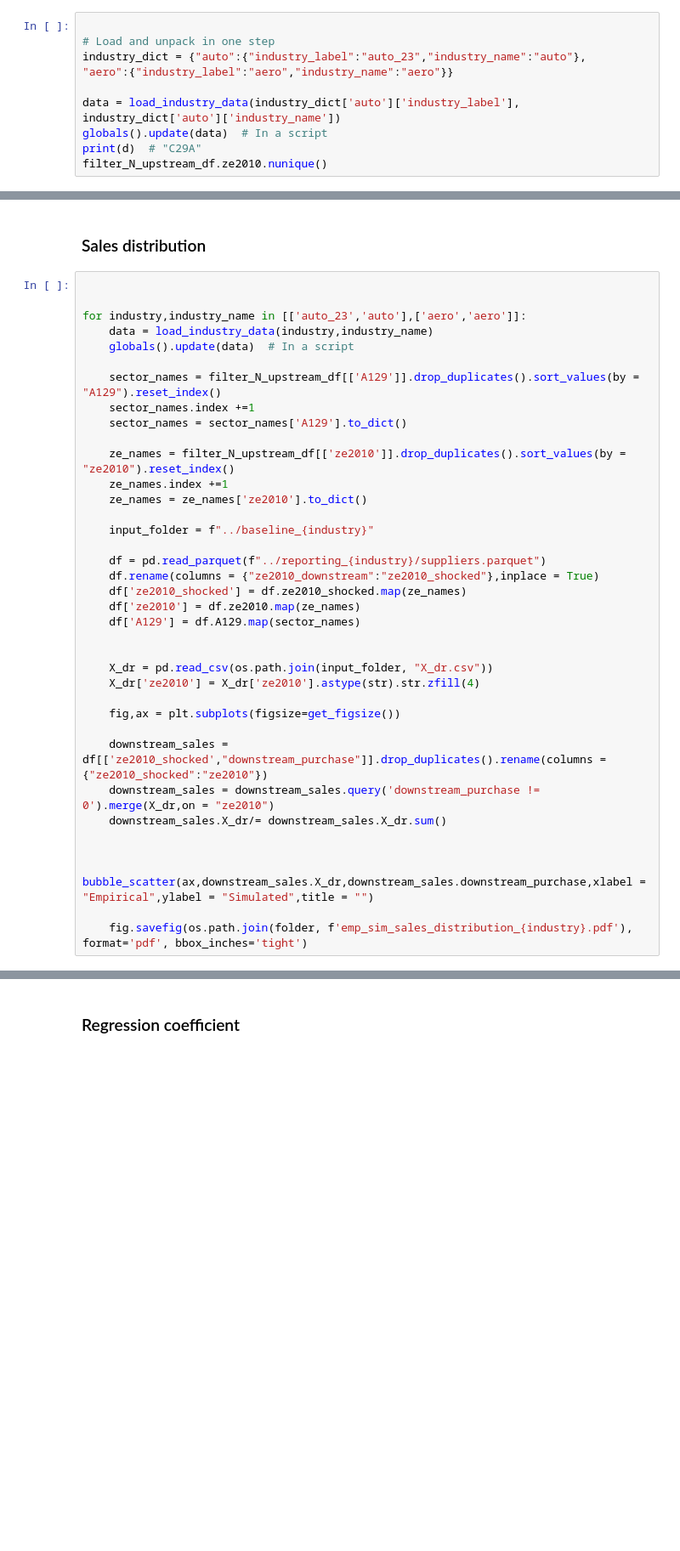
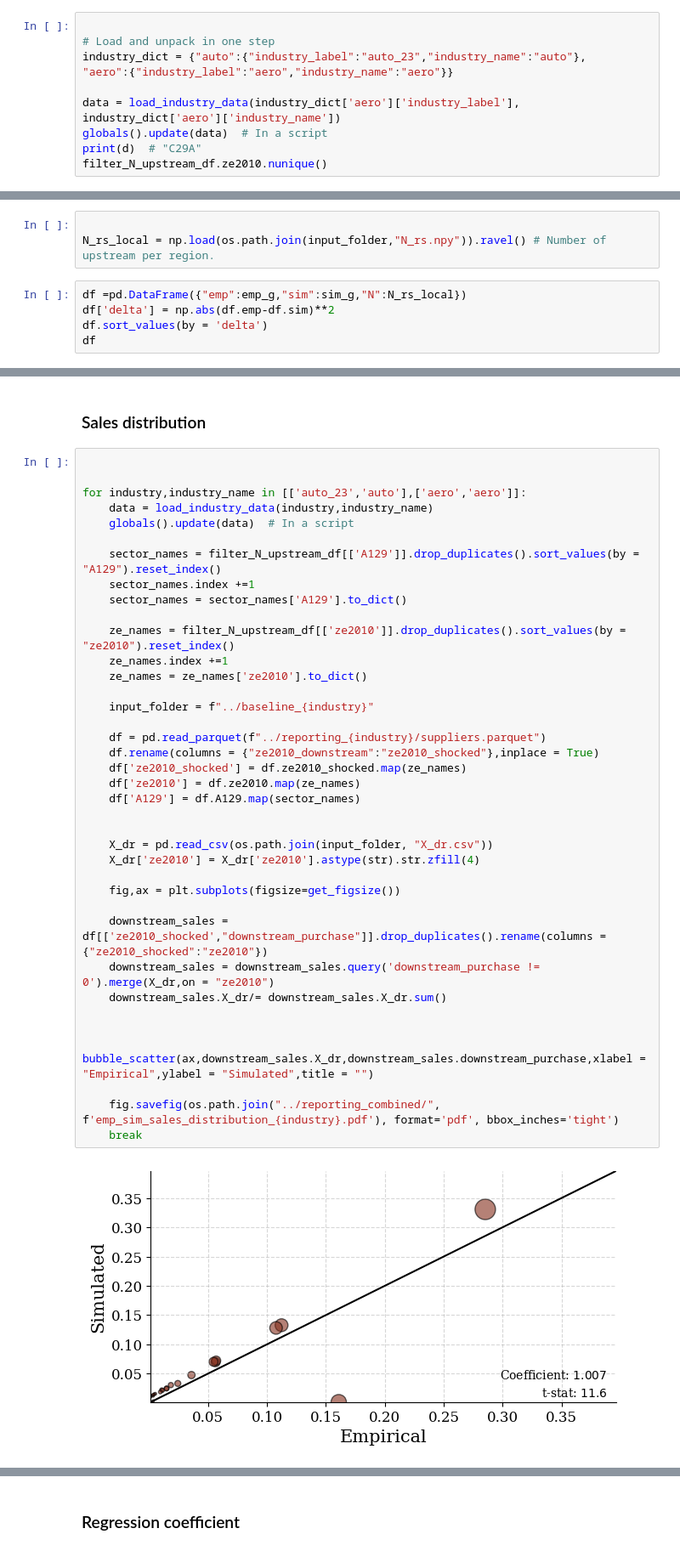
Before and after one commit to SwannChelly/SMM_Spatial_Comovement, a Jupyter notebook: analysis.ipynb, the cells around one changed output, grey strips where cells are left out. Shown at 85% size. Saved outputs shown, nothing was run; the diff lists cells and outputs as text; blank space fills up the shorter version.

```diff
--- a/analysis.ipynb
+++ b/analysis.ipynb
@@ -507,7 +514,7 @@ def unpack_data(data_dict):
 industry_dict = {"auto":{"industry_label":"auto_23","industry_name":"auto"},
 "aero":{"industry_label":"aero","industry_name":"aero"}}
 
-data = load_industry_data(industry_dict['auto']['industry_label'], industry_dict['auto']['industry_name'])
+data = load_industry_data(industry_dict['aero']['industry_label'], industry_dict['aero']['industry_name'])
 globals().update(data)  # In a script
 print(d)  # "C29A"
 filter_N_upstream_df.ze2010.nunique()
@@ -854,0 +945,8 @@ For example, when doing 'df[col].method(value, inplace=True)', try using 'df.met
+# %%
+
+N_rs_local = np.load(os.path.join(input_folder,"N_rs.npy")).ravel() # Number of upstream per region.
+# %%
+df =pd.DataFrame({"emp":emp_g,"sim":sim_g,"N":N_rs_local})
+df['delta'] = np.abs(df.emp-df.sim)**2
+df.sort_values(by = 'delta')
+df
@@ -879,31 +1012,34 @@ for industry,industry_name in [['auto_23','auto'],['aero','aero']]:
 
     sector_names = filter_N_upstream_df[['A129']].drop_duplicates().sort_values(by = "A129").reset_index()
     sector_names.index +=1
     sector_names = sector_names['A129'].to_dict()
 
     ze_names = filter_N_upstream_df[['ze2010']].drop_duplicates().sort_values(by = "ze2010").reset_index()
     ze_names.index +=1
     ze_names = ze_names['ze2010'].to_dict()
 
     input_folder = f"../baseline_{industry}"
 
     df = pd.read_parquet(f"../reporting_{industry}/suppliers.parquet")
     df.rename(columns = {"ze2010_downstream":"ze2010_shocked"},inplace = True)
     df['ze2010_shocked'] = df.ze2010_shocked.map(ze_names)
     df['ze2010'] = df.ze2010.map(ze_names)
     df['A129'] = df.A129.map(sector_names)
 
 
     X_dr = pd.read_csv(os.path.join(input_folder, "X_dr.csv"))
     X_dr['ze2010'] = X_dr['ze2010'].astype(str).str.zfill(4)
 
     fig,ax = plt.subplots(figsize=get_figsize())
 
     downstream_sales = df[['ze2010_shocked',"downstream_purchase"]].drop_duplicates().rename(columns = {"ze2010_shocked":"ze2010"})
     downstream_sales = downstream_sales.query('downstream_purchase != 0').merge(X_dr,on = "ze2010")
     downstream_sales.X_dr/= downstream_sales.X_dr.sum()
 
 
     bubble_scatter(ax,downstream_sales.X_dr,downstream_sales.downstream_purchase,xlabel = "Empirical",ylabel = "Simulated",title = "")
 
-    fig.savefig(os.path.join(folder, f'emp_sim_sales_distribution_{industry}.pdf'), format='pdf', bbox_inches='tight')
+    fig.savefig(os.path.join("../reporting_combined/", f'emp_sim_sales_distribution_{industry}.pdf'), format='pdf', bbox_inches='tight')
+    break
+# %% [output]
+[figure, added]
```
Also changed, not shown: parts of 48 cells of this notebook, 5 other files.
